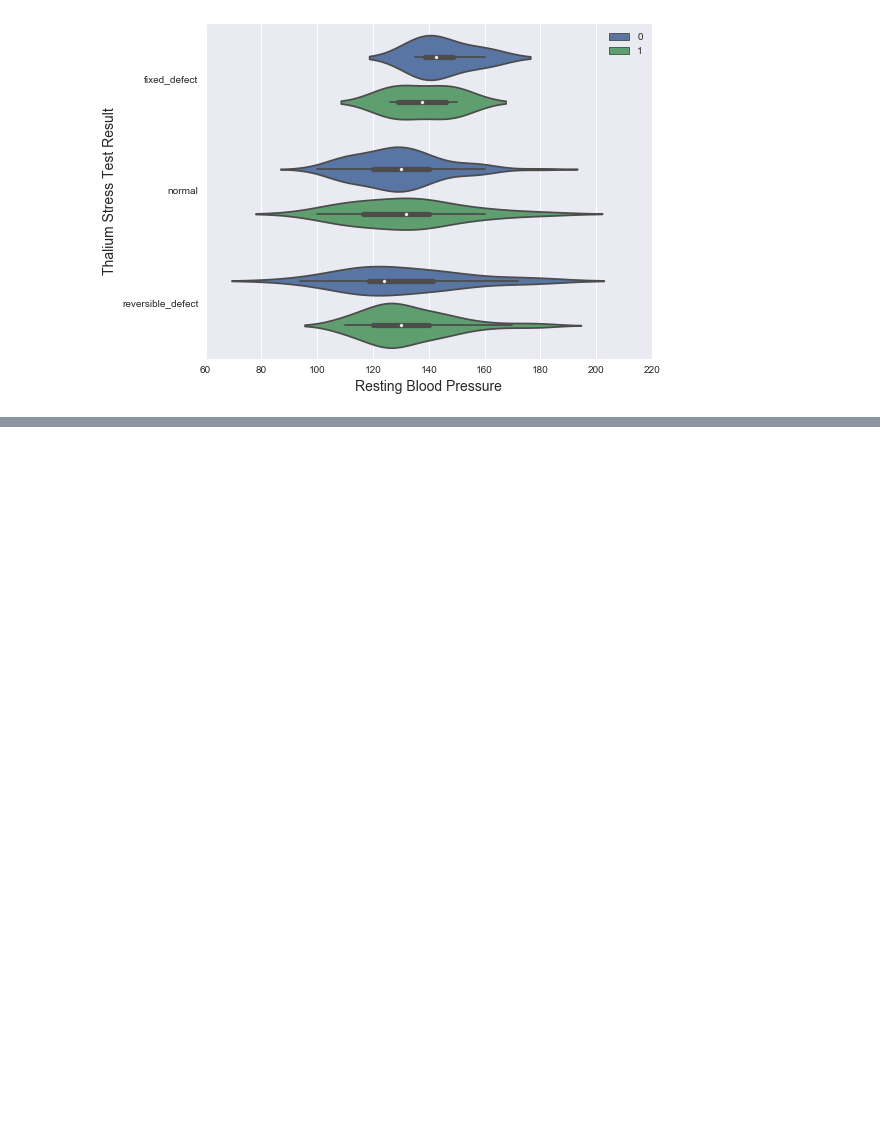
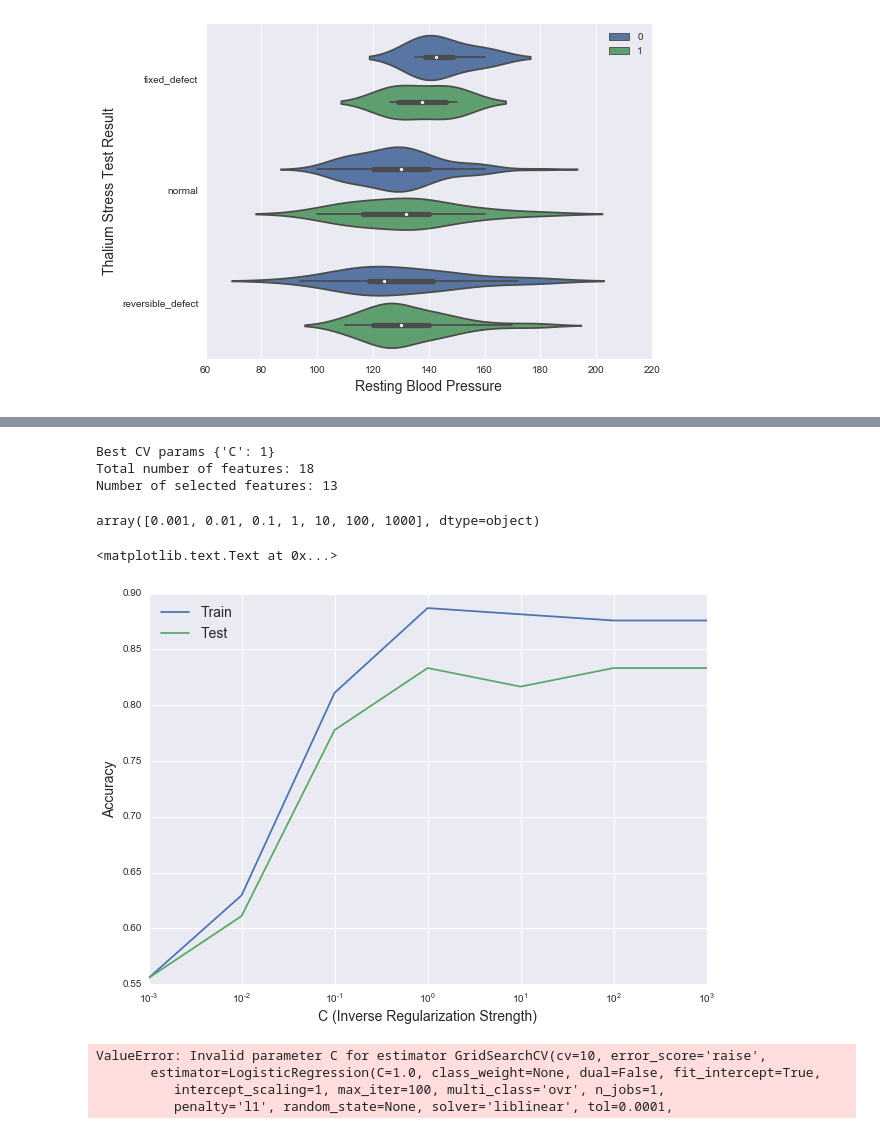
Before and after one commit to MattTriano/personal_site_public, a Jupyter notebook: Heart_Disease.ipynb, the cells around one changed output, grey strips where cells are left out. Drawn from its saved outputs; the diff is of its cells as text; code cells hidden in the pictures; blank space fills up the shorter version.

Commit message:
added an initial logistic classifier

```diff
--- a/Heart_Disease.ipynb
+++ b/Heart_Disease.ipynb
@@ -394,0 +401,3 @@ with sns.axes_style("whitegrid"):
+# %%
+X_train = pd.get_dummies(X_train, drop_first=True)
+X_test = pd.get_dummies(X_test, drop_first=True)
@@ -394,0 +410,31 @@ with sns.axes_style("whitegrid"):
+# %%
+logreg = LogisticRegression(penalty='l1')
+parameters = {'C':[0.001, 0.01, 0.1, 1, 10, 100, 1000]}
+logreg_gs = GridSearchCV(logreg, parameters, cv=10, return_train_score=True)
+logreg_gs.fit(X_train, y_train.values.reshape((y_train.size,)))
+
+print("Best CV params", logreg_gs.best_params_)
+best_lr = logreg_gs.best_estimator_
+coefs = best_lr.coef_
+print("Total number of features:", coefs.size)
+print('Number of selected features: {}'.format(np.count_nonzero(coefs)))
+# %% [output]
+Best CV params {'C': 1}
+Total number of features: 18
+Number of selected features: 13
+# %%
+logreg_gs.cv_results_['param_C'].data
+# %% [output]
+array([0.001, 0.01, 0.1, 1, 10, 100, 1000], dtype=object)
+# %%
+fig, ax = plt.subplots(figsize=(10,7))
+ax.semilogx(logreg_gs.cv_results_['param_C'].data, logreg_gs.cv_results_['mean_train_score'].data, label='Train')
+ax.semilogx(logreg_gs.cv_results_['param_C'].data, logreg_gs.cv_results_['mean_test_score'].data, label='Test')
+ax.legend(fontsize=14, loc='best')
+ax.set_xlabel('C (Inverse Regularization Strength)', fontsize=14)
+ax.set_ylabel('Accuracy', fontsize=14)
+# plt.plot(x=logreg_gs.cv_results_['param_C'].data, y=logreg_gs.cv_results_['mean_train_score'].data)
+# plt.plot(x=logreg_gs.cv_results_['param_C'], y=logreg_gs.cv_results_['mean_test_score'])
+# %% [output]
+<matplotlib.text.Text at 0x...>
+[figure, added]
@@ -394,0 +470,7 @@ with sns.axes_style("whitegrid"):
+# %%
+plot_cross_val_selection(logreg_gs, parameters, X_train, y_train)
+# %% [output]
+ValueError: Invalid parameter C for estimator GridSearchCV(cv=10, error_score='raise',
+       estimator=LogisticRegression(C=1.0, class_weight=None, dual=False, fit_intercept=True,
+          intercept_scaling=1, max_iter=100, multi_class='ovr', n_jobs=1,
+          penalty='l1', random_state=None, solver='liblinear', tol=0.0001,
```
Also changed, not shown: parts of 20 cells of this notebook.
